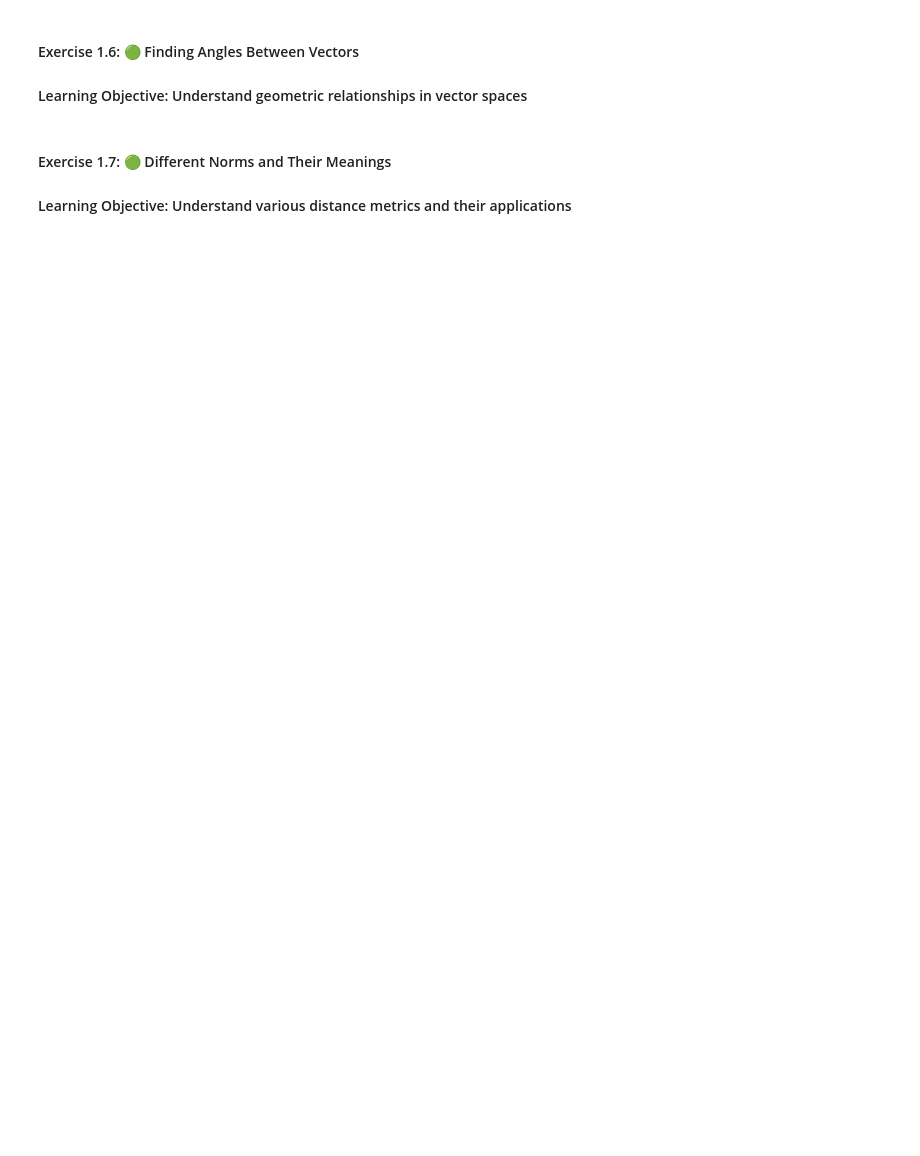
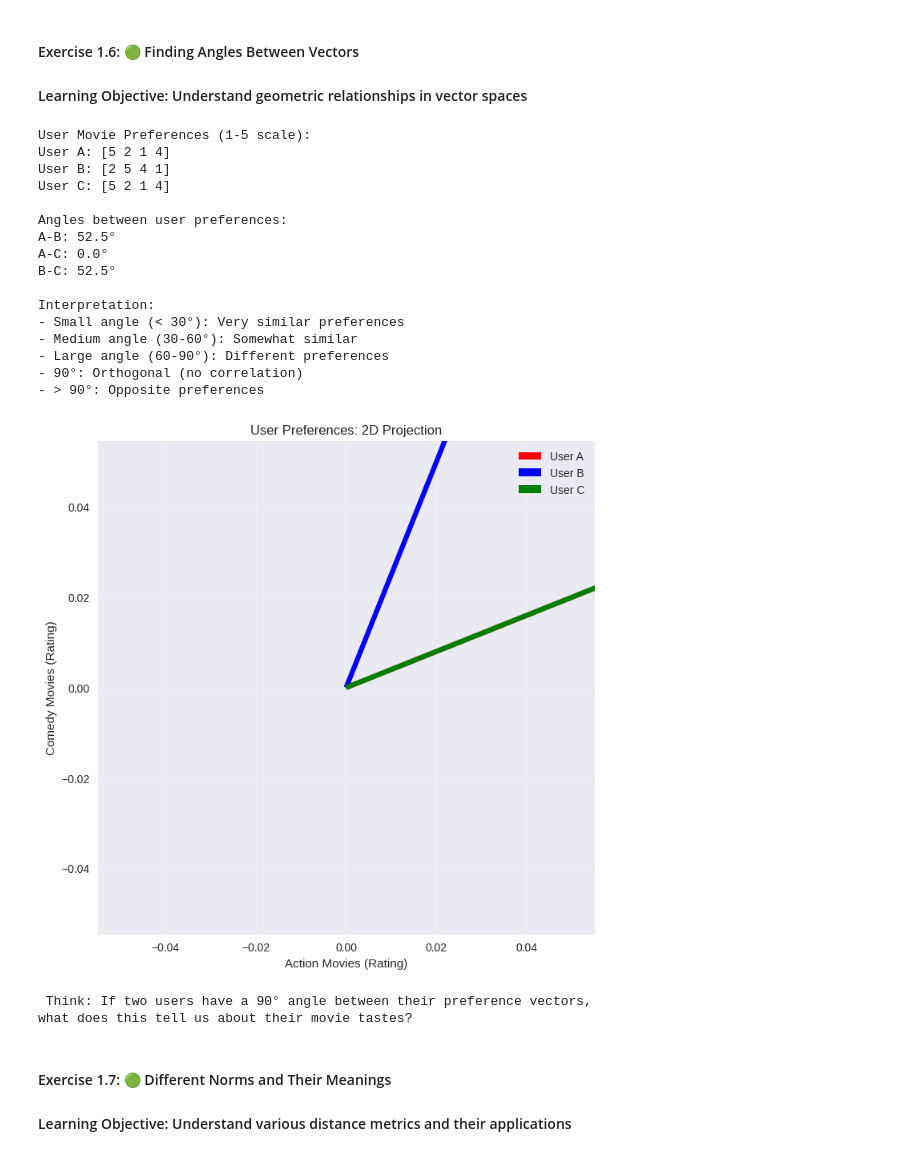
Before and after one commit to arjav1528/Machine-Learning-For-EE-EEEG513, a Jupyter notebook: linear_algebra_for_ml.ipynb, the cells around one changed output. Drawn from its saved outputs; the diff is of its cells as text; code cells hidden in the pictures; blank space fills up the shorter version.

```diff
--- a/linear_algebra_for_ml.ipynb
+++ b/linear_algebra_for_ml.ipynb
@@ -245,14 +270,14 @@ print(f"User B: {user_B_preferences}")
 print(f"User C: {user_C_preferences}")
 
 def angle_between_vectors(v1, v2):
-    \"\"\"Calculate angle between two vectors in degrees\"\"\"
+    # \"\"\"Calculate angle between two vectors in degrees\"\"\"
     # TODO: Implement angle calculation
     # Hint: cos(θ) = (a·b) / (|a||b|)
     # Use np.arccos and np.degrees
 
-    cos_angle = # Your code here
-    angle_rad = # Your code here
-    angle_deg = # Your code here
+    cos_angle =  np.dot(v1,v2)/(np.linalg.norm(v1) * np.linalg.norm(v2))
+    angle_rad = np.arccos(cos_angle)
+    angle_deg = np.rad2deg(angle_rad)
 
     return angle_deg
 
@@ -269,33 +294,53 @@ print(f"B-C: {angle_BC:.1f}°")
 # Interpretation
 print(f"\nInterpretation:")
 print(f"- Small angle (< 30°): Very similar preferences")
 print(f"- Medium angle (30-60°): Somewhat similar")
 print(f"- Large angle (60-90°): Different preferences")
 print(f"- 90°: Orthogonal (no correlation)")
 print(f"- > 90°: Opposite preferences")
 
 # Visualize in 2D (using first two genres)
 plt.figure(figsize=(8, 8))
 plt.quiver(0, 0, user_A_preferences[0], user_A_preferences[1], angles='xy',
            scale_units='xy', scale=1, color='red', width=0.01, label='User A')
 plt.quiver(0, 0, user_B_preferences[0], user_B_preferences[1], angles='xy',
            scale_units='xy', scale=1, color='blue', width=0.01, label='User B')
 plt.quiver(0, 0, user_C_preferences[0], user_C_preferences[1], angles='xy',
            scale_units='xy', scale=1, color='green', width=0.01, label='User C')
 
 plt.xlim(0, 6)
 plt.ylim(0, 6)
 plt.grid(True, alpha=0.3)
 plt.xlabel('Action Movies (Rating)')
 plt.ylabel('Comedy Movies (Rating)')
 plt.title('User Preferences: 2D Projection')
 plt.legend()
 plt.axis('equal')
 plt.show()
 
 # Challenge: What does a 90-degree angle mean for user preferences?
 print(f"\n Think: If two users have a 90° angle between their preference vectors,")
 print(f"what does this tell us about their movie tastes?")
+# %% [output]
+User Movie Preferences (1-5 scale):
+User A: [5 2 1 4]
+User B: [2 5 4 1]
+User C: [5 2 1 4]
+
+Angles between user preferences:
+A-B: 52.5°
+A-C: 0.0°
+B-C: 52.5°
+
+Interpretation:
+- Small angle (< 30°): Very similar preferences
+- Medium angle (30-60°): Somewhat similar
+- Large angle (60-90°): Different preferences
+- 90°: Orthogonal (no correlation)
+- > 90°: Opposite preferences
+[figure, added]
+ Think: If two users have a 90° angle between their preference vectors,
+what does this tell us about their movie tastes?
 # %% [markdown]
 #### Exercise 1.7: 🟢 Different Norms and Their Meanings
 #### Learning Objective: Understand various distance metrics and their applications
```
Also changed, not shown: parts of 12 cells of this notebook, 1 other file.
